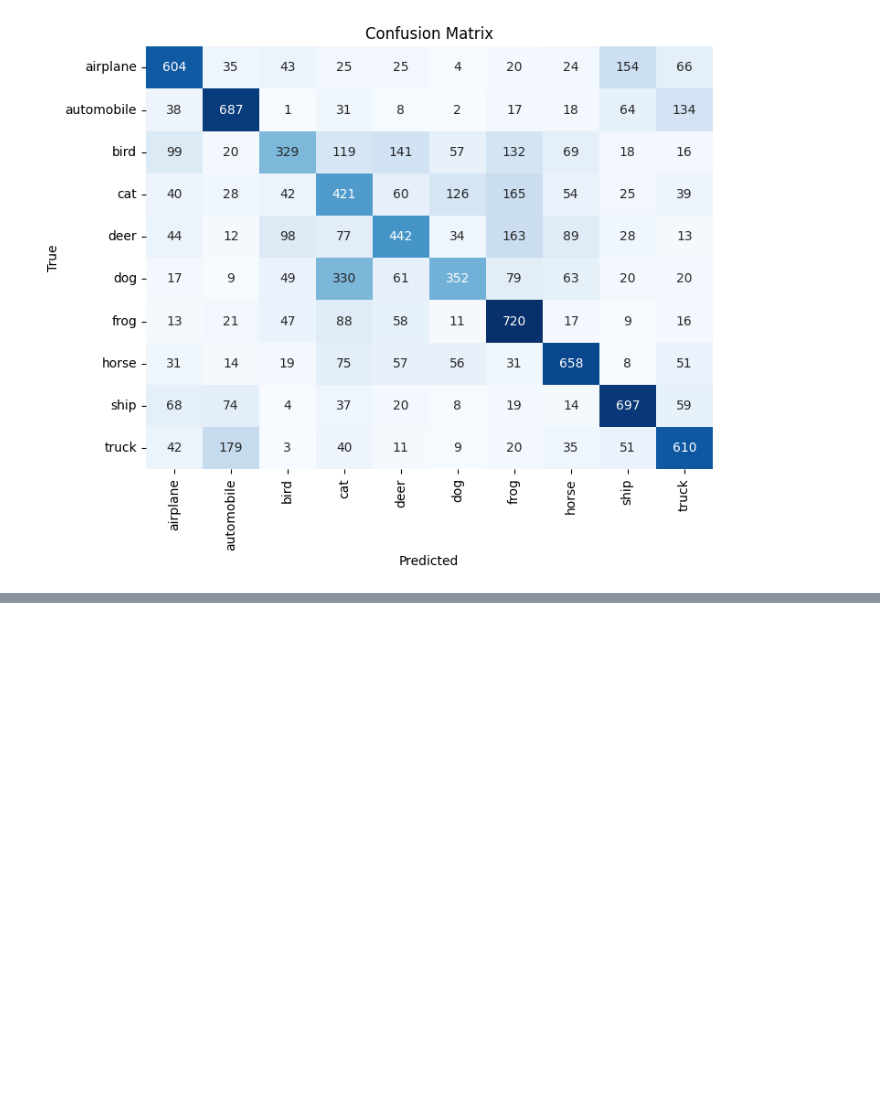
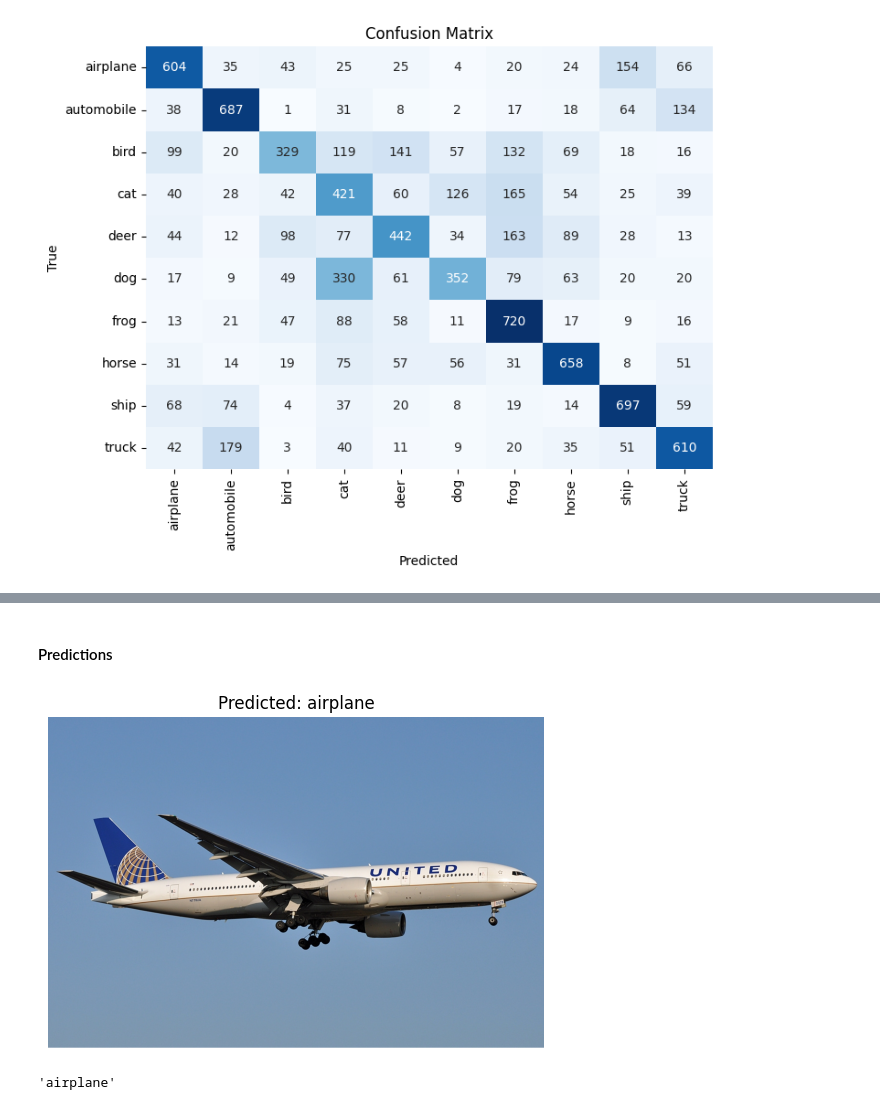
Before and after one commit to ayri77/CIFAR10-Torch-Classifier, a Jupyter notebook: evaluate.ipynb, the cells around one changed output, grey strips where cells are left out. Drawn from its saved outputs; the diff is of its cells as text; code cells hidden in the pictures; blank space fills up the shorter version.

```diff
--- a/evaluate.ipynb
+++ b/evaluate.ipynb
@@ -99,0 +99,10 @@ model.show_misclassified(data_loader=test_loader, class_names=class_names, max_i
+# %% [markdown]
+#### Predictions
+# %%
+# make prediction for a single image
+image_path = os.path.join("data","samples","airplane.jpg")
+
+model.predict_image(path=image_path, transform=full_transform, class_names=class_names)
+# %% [output]
+[figure, added]
+'airplane'
```
Also changed, not shown: parts of 3 cells of this notebook, 13 other files.
